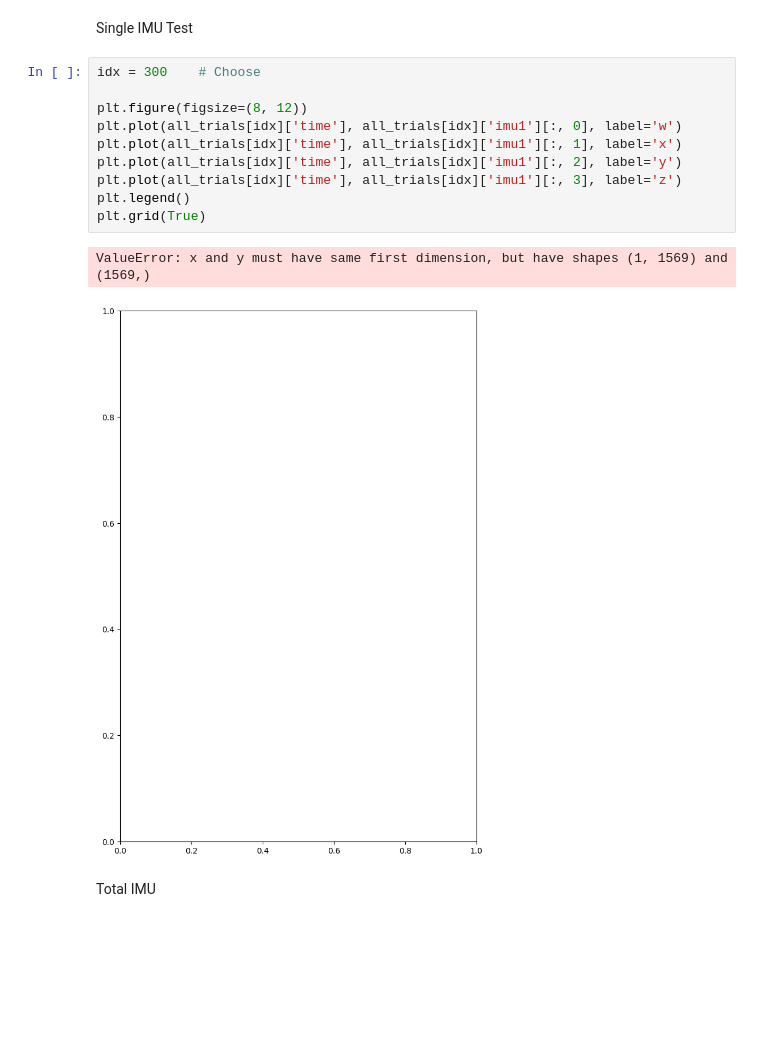
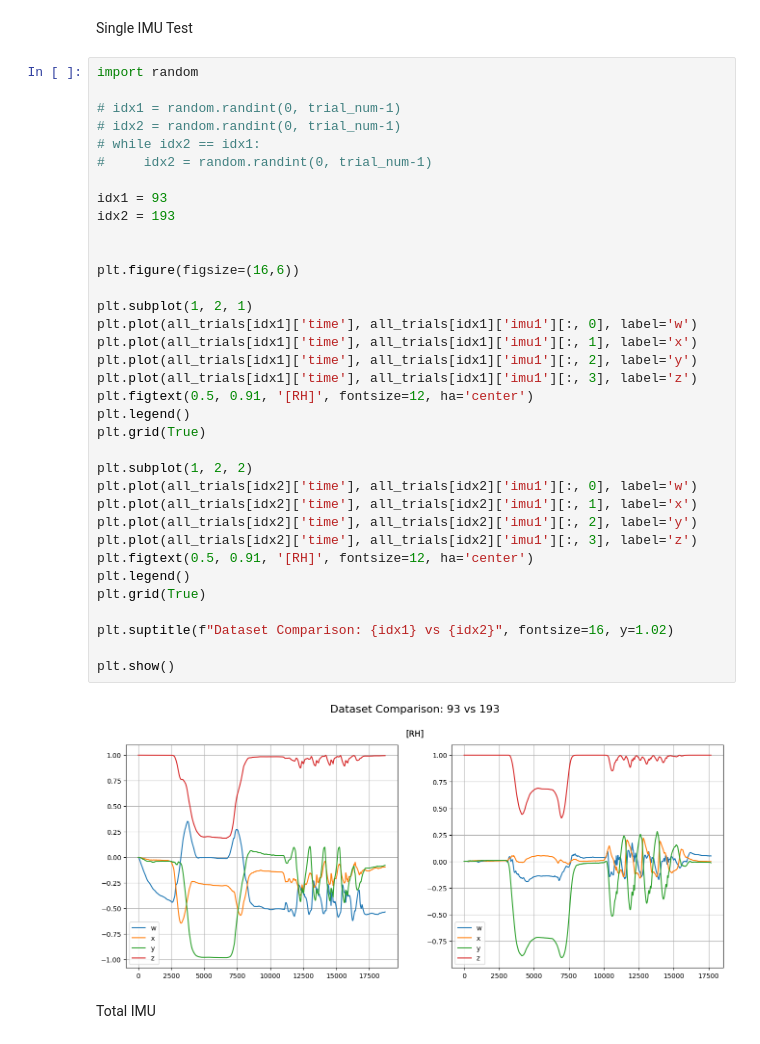
Before and after one commit to EXOLAB-Intention/Upperbody_NN, a Jupyter notebook: main.ipynb, the cells around one changed output. Saved outputs shown, nothing was run; the diff lists cells and outputs as text; blank space fills up the shorter version.

```diff
--- a/main.ipynb
+++ b/main.ipynb
@@ -44,18 +97,42 @@ for trial in all_trials:
 # %% [markdown]
 Single IMU Test
 # %%
-idx = 300    # Choose
+import random
 
-plt.figure(figsize=(8, 12))
-plt.plot(all_trials[idx]['time'], all_trials[idx]['imu1'][:, 0], label='w')
-plt.plot(all_trials[idx]['time'], all_trials[idx]['imu1'][:, 1], label='x')
-plt.plot(all_trials[idx]['time'], all_trials[idx]['imu1'][:, 2], label='y')
-plt.plot(all_trials[idx]['time'], all_trials[idx]['imu1'][:, 3], label='z')
+# idx1 = random.randint(0, trial_num-1)
+# idx2 = random.randint(0, trial_num-1)
+# while idx2 == idx1:
+#     idx2 = random.randint(0, trial_num-1)
+
+idx1 = 93
+idx2 = 193
+
+
+plt.figure(figsize=(16,6))
+
+plt.subplot(1, 2, 1)
+plt.plot(all_trials[idx1]['time'], all_trials[idx1]['imu1'][:, 0], label='w')
+plt.plot(all_trials[idx1]['time'], all_trials[idx1]['imu1'][:, 1], label='x')
+plt.plot(all_trials[idx1]['time'], all_trials[idx1]['imu1'][:, 2], label='y')
+plt.plot(all_trials[idx1]['time'], all_trials[idx1]['imu1'][:, 3], label='z')
+plt.figtext(0.5, 0.91, '[RH]', fontsize=12, ha='center')
 plt.legend()
 plt.grid(True)
+
+plt.subplot(1, 2, 2)
+plt.plot(all_trials[idx2]['time'], all_trials[idx2]['imu1'][:, 0], label='w')
+plt.plot(all_trials[idx2]['time'], all_trials[idx2]['imu1'][:, 1], label='x')
+plt.plot(all_trials[idx2]['time'], all_trials[idx2]['imu1'][:, 2], label='y')
+plt.plot(all_trials[idx2]['time'], all_trials[idx2]['imu1'][:, 3], label='z')
+plt.figtext(0.5, 0.91, '[RH]', fontsize=12, ha='center')
+plt.legend()
+plt.grid(True)
+
+plt.suptitle(f"Dataset Comparison: {idx1} vs {idx2}", fontsize=16, y=1.02)
+
+plt.show()
 # %% [output]
-ValueError: x and y must have same first dimension, but have shapes (1, 1569) and (1569,)
-[figure, old version]
+[figure, new version]
 # %% [markdown]
 Total IMU
 # %%
```
Also changed, not shown: parts of 4 cells of this notebook, 2 other files.
